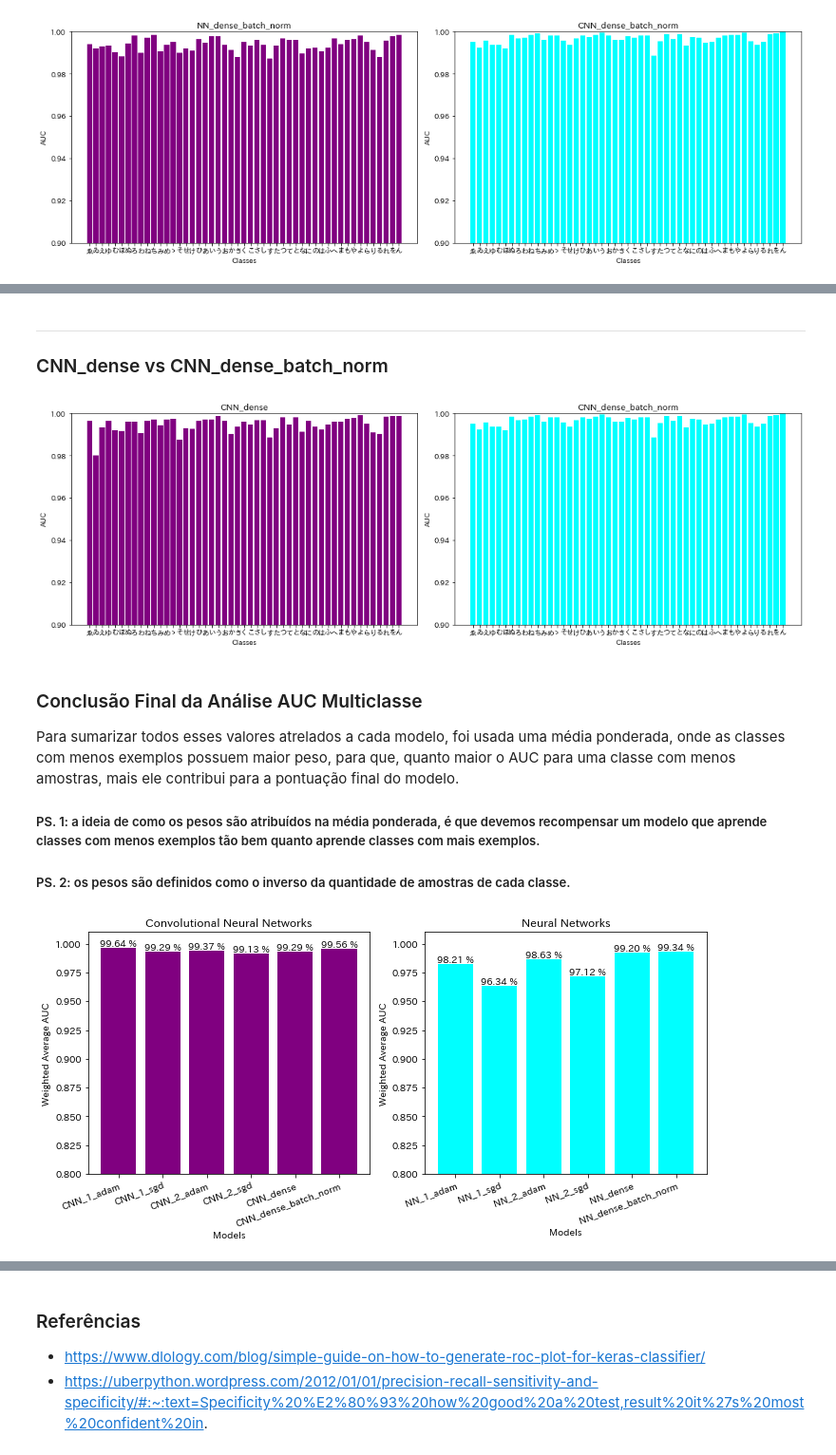
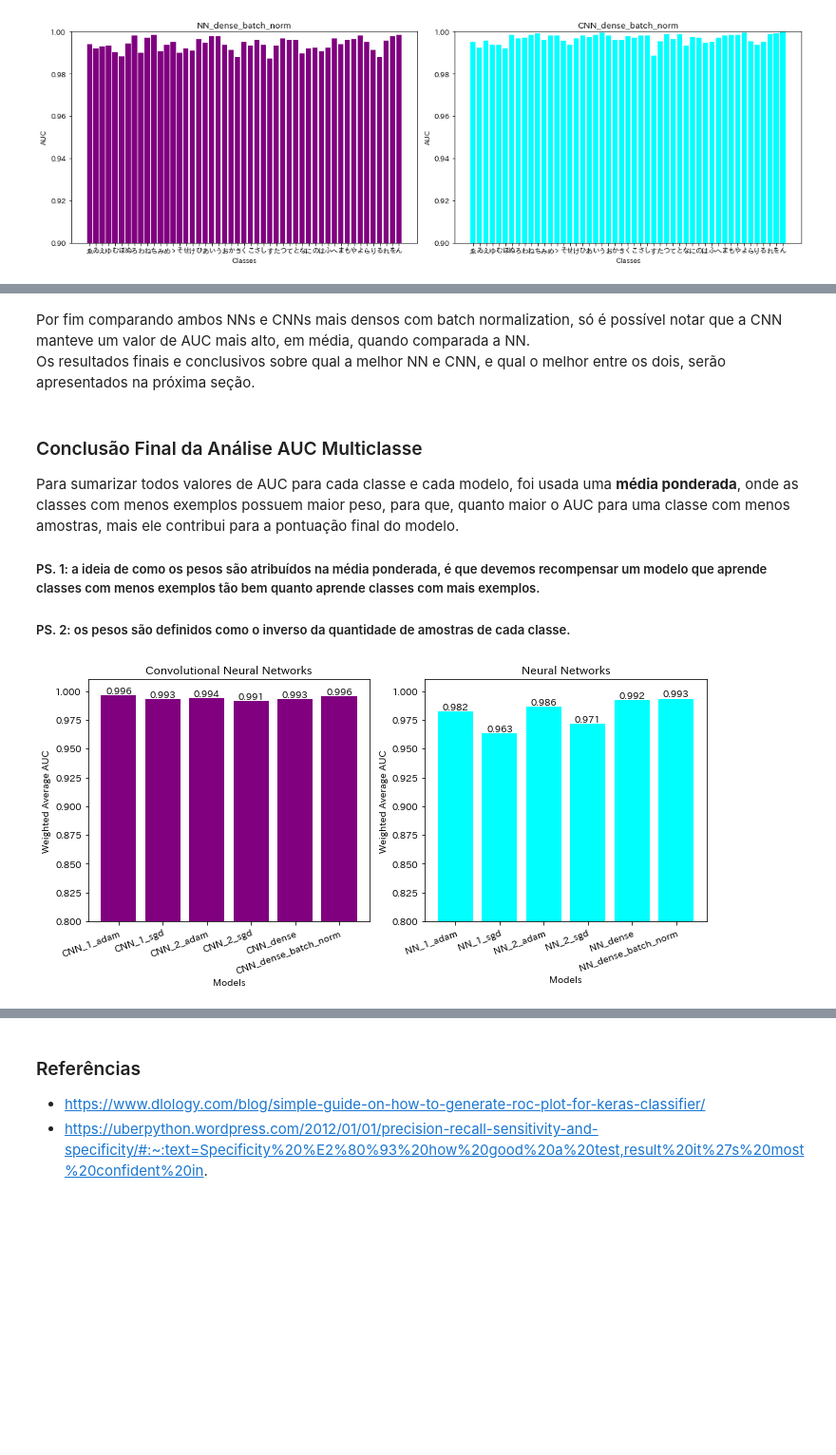
Before and after one commit to medina325/kuzushiji-character-recognition, a Jupyter notebook: AsianCharacterRecognition.ipynb, the cells around one changed output, grey strips where cells are left out. Shown: that part at 95% size. Drawn from its saved outputs; the diff is of its cells as text; code cells hidden in the pictures; blank space fills up the shorter version.

```diff
--- a/AsianCharacterRecognition.ipynb
+++ b/AsianCharacterRecognition.ipynb
@@ -490,20 +481,27 @@ def evaluate_model(model, x_test, y_test, should_flatten=False) -> tuple[float,
 
     return model.evaluate(x_test, y_test, batch_size=128, verbose=0)
 # %%
-nn_losses = []
-nn_accuracies = []
-cnn_losses = []
-cnn_accuracies = []
+# TODO Carregar ou calcular resultados condicionalmente
+if os.path.exists('results'):
+    nn_accuracies = np.load('results/nn_accuracies.npy')
+    nn_losses = np.load('results/nn_losses.npy')
+    cnn_accuracies = np.load('results/cnn_accuracies.npy')
+    cnn_losses = np.load('results/cnn_losses.npy')
+else:
+    nn_losses = []
+    nn_accuracies = []
+    cnn_losses = []
+    cnn_accuracies = []
 
-for model in nn_trained_models:
-    loss, acc = evaluate_model(model, x_test_expanded, y_test, should_flatten=True)
-    nn_losses.append(loss)
-    nn_accuracies.append(acc)
+    for model in nn_trained_models:
+        loss, acc = evaluate_model(model, x_test_expanded, y_test, should_flatten=True)
+        nn_losses.append(loss)
+        nn_accuracies.append(acc)
 
-for model in cnn_trained_models:
-    loss, acc = evaluate_model(model, x_test_expanded, y_test)
-    cnn_losses.append(loss)
-    cnn_accuracies.append(acc)
+    for model in cnn_trained_models:
+        loss, acc = evaluate_model(model, x_test_expanded, y_test)
+        cnn_losses.append(loss)
+        cnn_accuracies.append(acc)
 # %%
 cnn_models_names = [trained_model.name for trained_model in cnn_trained_models]
 nn_models_names = [trained_model.name for trained_model in nn_trained_models]
@@ -631,8 +625,11 @@ def compare_2_models_AUC(model_1, y_probs_1, model_2, y_probs_2):
 # %%
-nn_models_predictions = {model.name: model.predict(flatten(x_test_expanded)) for model in nn_trained_models}
-cnn_models_predictions = {model.name: model.predict(x_test_expanded) for model in cnn_trained_models}
+if os.path.exists('results'):
+    models_predictions = np.load('results/predictions.npy', allow_pickle=True).tolist()
+else:
+    nn_models_predictions = {model.name: model.predict(flatten(x_test_expanded)) for model in nn_trained_models}
+    cnn_models_predictions = {model.name: model.predict(x_test_expanded) for model in cnn_trained_models}
 
-models_predictions = {**nn_models_predictions, **cnn_models_predictions}
+    models_predictions = {**nn_models_predictions, **cnn_models_predictions}
 # %% [markdown]
 ---
 ### NN_2_adam vs NN_2_sgd
@@ -688,19 +707,9 @@ compare_2_models_AUC(model_1, y_probs_1, model_2, y_probs_2)
-# %% [markdown]
----
-### CNN_dense vs CNN_dense_batch_norm
-# %%
-model_1 = cnn_trained_models[4]
-y_probs_1 = models_predictions[model_1.name]
-
-model_2 = cnn_trained_models[5]
-y_probs_2 = models_predictions[model_2.name]
-
-compare_2_models_AUC(model_1, y_probs_1, model_2, y_probs_2)
-# %% [output]
-[figure, removed]
+# %% [markdown]
+Por fim comparando ambos NNs e CNNs mais densos com batch normalization, só é possível notar que a CNN manteve um valor de AUC mais alto, em média, quando comparada a NN.<br>
+Os resultados finais e conclusivos sobre qual a melhor NN e CNN, e qual o melhor entre os dois, serão apresentados na próxima seção.
 # %% [markdown]
 ### Conclusão Final da Análise AUC Multiclasse
-Para sumarizar todos esses valores atrelados a cada modelo, foi usada uma média ponderada, onde as classes com menos exemplos possuem maior peso, para que, quanto maior o AUC para uma classe com menos amostras, mais ele contribui para a pontuação final do modelo.<br>
+Para sumarizar todos valores de AUC para cada classe e cada modelo, foi usada uma **média ponderada**, onde as classes com menos exemplos possuem maior peso, para que, quanto maior o AUC para uma classe com menos amostras, mais ele contribui para a pontuação final do modelo.<br>
 
 ##### PS. 1: a ideia de como os pesos são atribuídos na média ponderada, é que devemos recompensar um modelo que aprende classes com menos exemplos tão bem quanto aprende classes com mais exemplos.
 
@@ -718,33 +727,33 @@ frequencies, classes, hiraganas = get_classes_by_frequency(y_train_original)
 weights = [(1/fq) for fq in frequencies]
 
 cnn_auc_avgs = get_auc_avg_by_model(cnn_trained_models, weights)
 nn_auc_avgs = get_auc_avg_by_model(nn_trained_models, weights)
 
 cnn_models_names = [trained_model.name for trained_model in cnn_trained_models]
 nn_models_names = [trained_model.name for trained_model in nn_trained_models]
 
 fig, axes = plt.subplots(figsize=(10,5), ncols=2, nrows=1)
 
 subplots = [
     {'ax': axes[0], 'xtick_labels': cnn_models_names, 'data': cnn_auc_avgs, 'color': 'purple', 'title': 'Convolutional Neural Networks'},
     {'ax': axes[1], 'xtick_labels': nn_models_names, 'data': nn_auc_avgs, 'color': 'cyan', 'title': 'Neural Networks'},
 ]
 
 for subplot in subplots:
     ax, xtick_labels, data, color, title = subplot.values()
 
     hbars = ax.bar(xtick_labels, data, color=color)
 
     ax.set_title(title)
     ax.set_ylim([0.8, 1.01])
     ax.set_xticks(xtick_labels)
     ax.set_xticklabels(labels=xtick_labels, rotation=20, ha='right', rotation_mode='anchor')
     ax.set(xlabel='Models', ylabel='Weighted Average AUC')
 
-    ax.bar_label(hbars, labels=[f'{100*d:.2f} %' for d in data])
+    ax.bar_label(hbars, labels=[f'{d:.3f}' for d in data])
 
 plt.tight_layout()
-plt.savefig('plots/auc_weighted_avg.svg')
+plt.savefig('plots/auc_weighted_avg.svg', transparent=True)
 plt.show()
 # %% [output]
-[figure, old version]
+[figure, new version]
```
Also changed, not shown: parts of 28 cells of this notebook.
